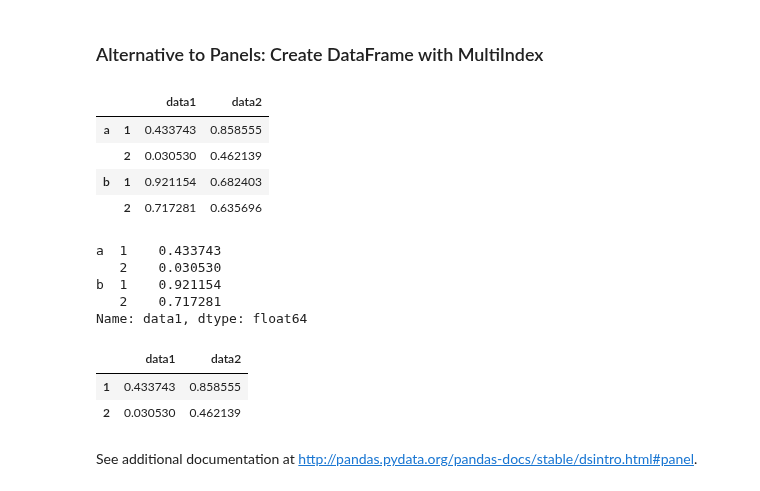
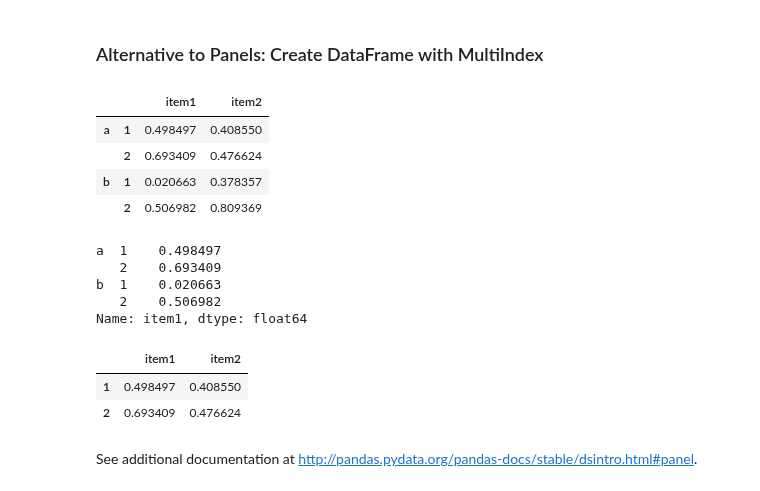
Before and after one commit to cuttlefishh/python-for-data-analysis, a Jupyter notebook: lessons/lesson18.ipynb, the cells around one changed output. Saved outputs shown, nothing was run; the diff lists cells and outputs as text; code cells hidden in the pictures.

```diff
--- a/lessons/lesson18.ipynb
+++ b/lessons/lesson18.ipynb
@@ -529,27 +541,27 @@ panel1['Item3']
 # %%
 df = pd.DataFrame(np.random.rand(4, 2),
                   index=[['a', 'a', 'b', 'b'], [1, 2, 1, 2]],
-                  columns=['data1', 'data2'])
+                  columns=['item1', 'item2'])
 df
 # %% [output]
-|  |  | data1 | data2 |
-| a | 1 | 0.433743 | 0.858555 |
-|  | 2 | 0.030530 | 0.462139 |
-| b | 1 | 0.921154 | 0.682403 |
-|  | 2 | 0.717281 | 0.635696 |
+|  |  | item1 | item2 |
+| a | 1 | 0.498497 | 0.408550 |
+|  | 2 | 0.693409 | 0.476624 |
+| b | 1 | 0.020663 | 0.378357 |
+|  | 2 | 0.506982 | 0.809369 |
 # %%
-df['data1']
+df['item1']
 # %% [output]
-a  1    0.433743
-   2    0.030530
-b  1    0.921154
-   2    0.717281
-Name: data1, dtype: float64
+a  1    0.498497
+   2    0.693409
+b  1    0.020663
+   2    0.506982
+Name: item1, dtype: float64
 # %%
 df.loc['a']
 # %% [output]
-|  | data1 | data2 |
-| 1 | 0.433743 | 0.858555 |
-| 2 | 0.030530 | 0.462139 |
+|  | item1 | item2 |
+| 1 | 0.498497 | 0.408550 |
+| 2 | 0.693409 | 0.476624 |
 # %% [markdown]
 See additional documentation at <http://pandas.pydata.org/pandas-docs/stable/dsintro.html#panel>.
```
Also changed, not shown: parts of 15 cells of this notebook.
